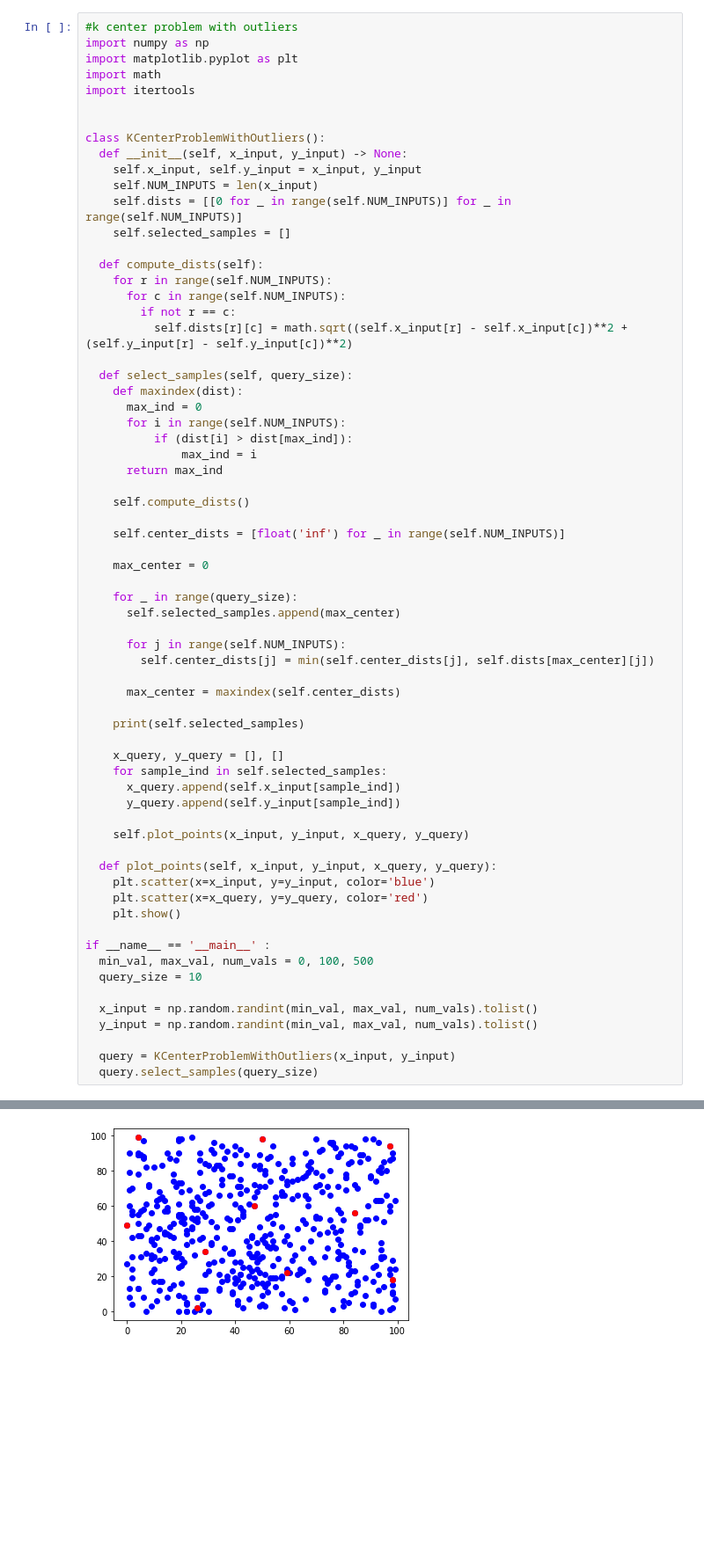
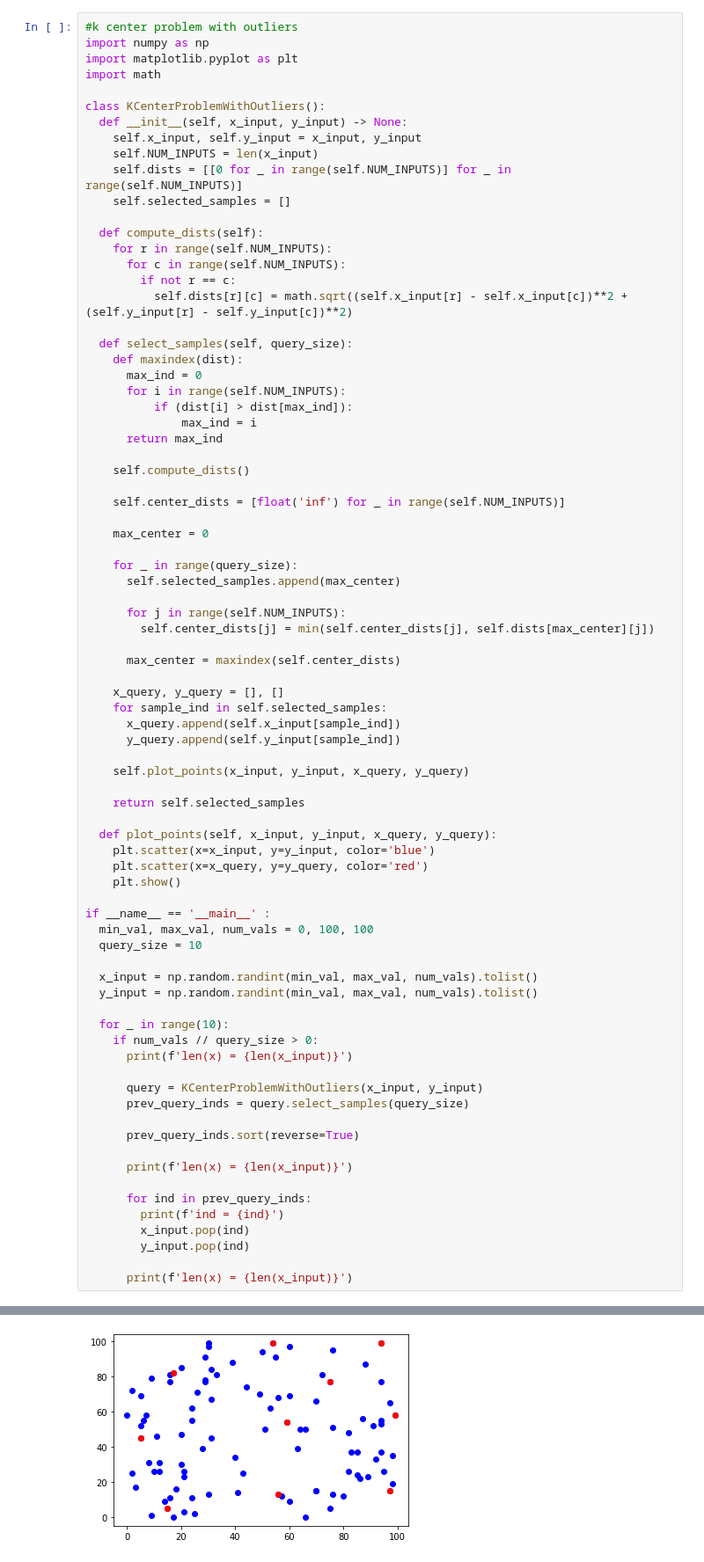
Before and after one commit to crafaelgil/Confidence-Callibration, a Jupyter notebook: querying_algortihms.ipynb, the cells around one changed output, grey strips where cells are left out. Shown at 88% size. Cells and saved outputs as stored; diff of their text form; blank space fills up the shorter version.

```diff
--- a/querying_algortihms.ipynb
+++ b/querying_algortihms.ipynb
@@ -3,8 +3,6 @@
 import numpy as np
 import matplotlib.pyplot as plt
 import math
-import itertools
-
 
 class KCenterProblemWithOutliers():
   def __init__(self, x_input, y_input) -> None:
@@ -41,8 +39,6 @@ class KCenterProblemWithOutliers():
 
       max_center = maxindex(self.center_dists)
 
-    print(self.selected_samples)
-
     x_query, y_query = [], []
     for sample_ind in self.selected_samples:
       x_query.append(self.x_input[sample_ind])
@@ -50,18 +46,35 @@ class KCenterProblemWithOutliers():
 
     self.plot_points(x_input, y_input, x_query, y_query)
 
+    return self.selected_samples
+
   def plot_points(self, x_input, y_input, x_query, y_query):
     plt.scatter(x=x_input, y=y_input, color='blue')
     plt.scatter(x=x_query, y=y_query, color='red')
     plt.show()
 
 if __name__ == '__main__' :
-  min_val, max_val, num_vals = 0, 100, 500
+  min_val, max_val, num_vals = 0, 100, 100
   query_size = 10
 
   x_input = np.random.randint(min_val, max_val, num_vals).tolist()
   y_input = np.random.randint(min_val, max_val, num_vals).tolist()
 
-  query = KCenterProblemWithOutliers(x_input, y_input)
-  query.select_samples(query_size)
+  for _ in range(10):
+    if num_vals // query_size > 0:
+      print(f'len(x) = {len(x_input)}')
+
+      query = KCenterProblemWithOutliers(x_input, y_input)
+      prev_query_inds = query.select_samples(query_size)
+
+      prev_query_inds.sort(reverse=True)
+
+      print(f'len(x) = {len(x_input)}')
+
+      for ind in prev_query_inds:
+        print(f'ind = {ind}')
+        x_input.pop(ind)
+        y_input.pop(ind)
+
+      print(f'len(x) = {len(x_input)}')
 # %% [output]
@@ -69 +82 @@ if __name__ == '__main__' :
-[figure, old version]
+[figure, new version]
```
Also changed, not shown: parts of 1 cell of this notebook.
